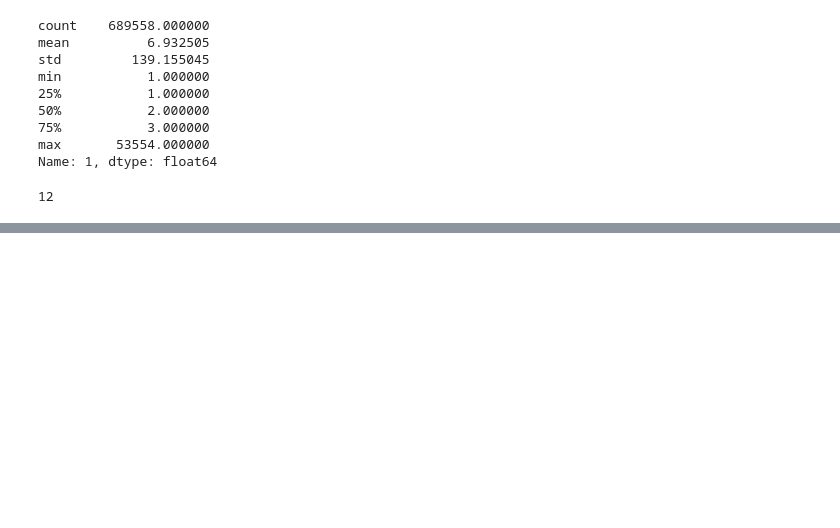
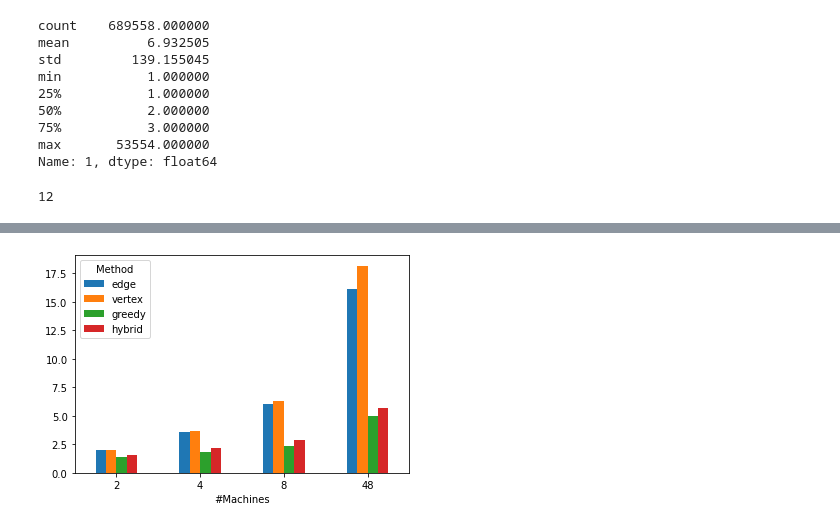
Before and after one commit to TiagoMAntunes/big-data-class-2021, a Jupyter notebook: hw8/analysis.ipynb, the cells around one changed output, grey strips where cells are left out. Cells and saved outputs as stored; diff of their text form; code cells hidden in the pictures; blank space fills up the shorter version.

```diff
--- a/hw8/analysis.ipynb
+++ b/hw8/analysis.ipynb
@@ -83,0 +105,3 @@ synthesized_dist.quantile(q=0.94, interpolation='nearest')
+# %%
+files_info = list(map(lambda x: x.split('.')[0].split('-')[:-1], files))
+files_info
@@ -83,0 +125,7 @@ synthesized_dist.quantile(q=0.94, interpolation='nearest')
+# %%
+replication = []
+for file in files:
+    with open(f'results/replication/{file}') as f:
+        replication.append(float(f.read().strip()))
+
+replication
@@ -83,0 +149,3 @@ synthesized_dist.quantile(q=0.94, interpolation='nearest')
+# %%
+data = list(map(lambda x: (x[0][0], int(x[0][1]),x[1]), zip(files_info, replication)))
+data
@@ -83,0 +169,6 @@ synthesized_dist.quantile(q=0.94, interpolation='nearest')
+# %%
+import pandas as pd
+df = pd.DataFrame(data, columns=['Method','#Machines', 'Replication']).sort_values(['Method', '#Machines'])
+df = df.pivot(index='#Machines', columns='Method', values='Replication').sort_values('#Machines')
+df = df[['edge','vertex','greedy','hybrid']]
+df
@@ -83,0 +182,6 @@ synthesized_dist.quantile(q=0.94, interpolation='nearest')
+# %%
+ax = df.plot.bar(rot=0)
+fig = ax.get_figure()
+fig.savefig('replication.png')
+# %% [output]
+[figure, added]
```
Also changed, not shown: parts of 9 cells of this notebook, 1 other file.
